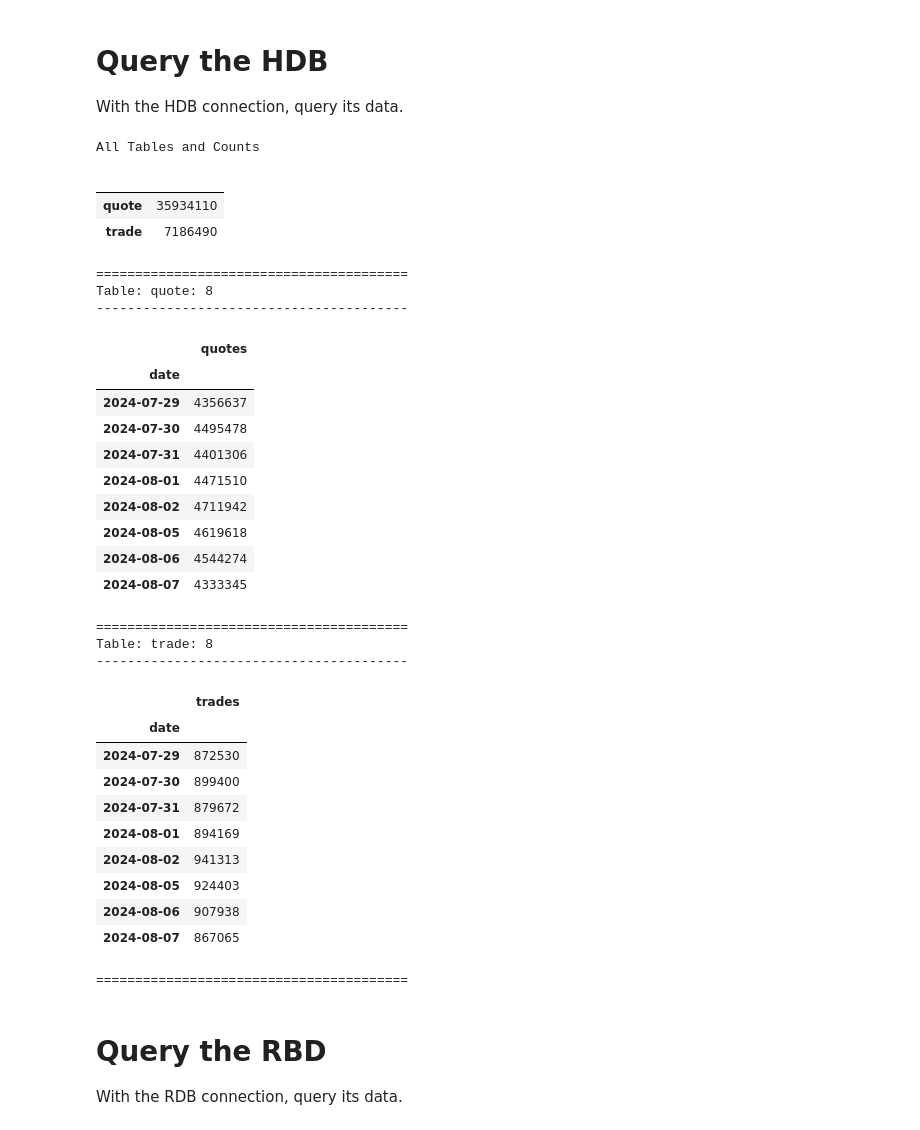
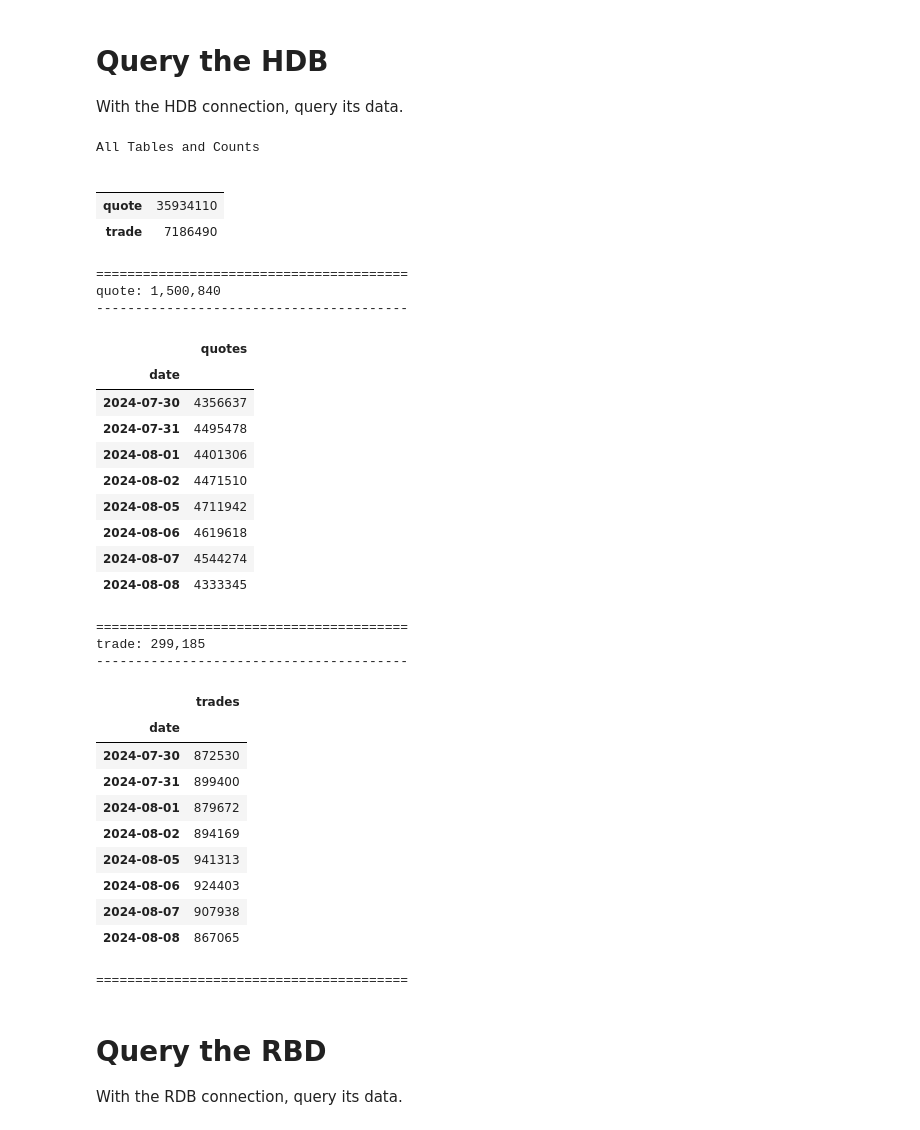
Before and after one commit to aws/amazon-finspace-examples, a Jupyter notebook: ManagedkdbInsights/basic_tick_V3/pykx_query_all.ipynb, the cells around one changed output. Saved outputs shown, nothing was run; the diff lists cells and outputs as text; code cells hidden in the pictures.

```diff
--- a/ManagedkdbInsights/basic_tick_V3/pykx_query_all.ipynb
+++ b/ManagedkdbInsights/basic_tick_V3/pykx_query_all.ipynb
@@ -66,57 +66,57 @@ With the HDB connection, query its data.
 hdb('.Q.lo[hsym`$.aws.akdbp,"/",.aws.akdb,"/";0b;0b]')
 
 # inventory of tables in the database and rows in each
 print("All Tables and Counts")
 display( hdb("tables[]!count each value each tables[]") )
 print(40*'=')
 
 # Dates and Counts of one table
 tables = hdb('tables[]').py()
 
 for t in tables:
     # anything to display?
     tt = hdb(f"select {t}s:count i by date from {t} where date in 10#desc date").pd()
-    r = len(tt.index)
+    r = rdb(f'count {t}').py()
 
     if r == 0:
         continue
 
-    print(f'Table: {t}: {r:,}')
+    print(f'{t}: {r:,}')
     print(40*'-')
     display(tt)
     print(40*'=')
 # %% [output]
 All Tables and Counts
 |  |  |
 |  |  |
 | quote | 35934110 |
 | trade | 7186490 |
 ========================================
-Table: quote: 8
+quote: 1,500,840
 ----------------------------------------
 |  | quotes |
 | date |  |
-| 2024-07-29 | 4356637 |
-| 2024-07-30 | 4495478 |
-| 2024-07-31 | 4401306 |
-| 2024-08-01 | 4471510 |
-| 2024-08-02 | 4711942 |
-| 2024-08-05 | 4619618 |
-| 2024-08-06 | 4544274 |
-| 2024-08-07 | 4333345 |
+| 2024-07-30 | 4356637 |
+| 2024-07-31 | 4495478 |
+| 2024-08-01 | 4401306 |
+| 2024-08-02 | 4471510 |
+| 2024-08-05 | 4711942 |
+| 2024-08-06 | 4619618 |
+| 2024-08-07 | 4544274 |
+| 2024-08-08 | 4333345 |
 ========================================
-Table: trade: 8
+trade: 299,185
 ----------------------------------------
 |  | trades |
 | date |  |
-| 2024-07-29 | 872530 |
-| 2024-07-30 | 899400 |
-| 2024-07-31 | 879672 |
-| 2024-08-01 | 894169 |
-| 2024-08-02 | 941313 |
-| 2024-08-05 | 924403 |
-| 2024-08-06 | 907938 |
-| 2024-08-07 | 867065 |
+| 2024-07-30 | 872530 |
+| 2024-07-31 | 899400 |
+| 2024-08-01 | 879672 |
+| 2024-08-02 | 894169 |
+| 2024-08-05 | 941313 |
+| 2024-08-06 | 924403 |
+| 2024-08-07 | 907938 |
+| 2024-08-08 | 867065 |
 ========================================
 # %% [markdown]
 # Query the RBD
```
Also changed, not shown: parts of 9 cells of this notebook, 9 other files.
